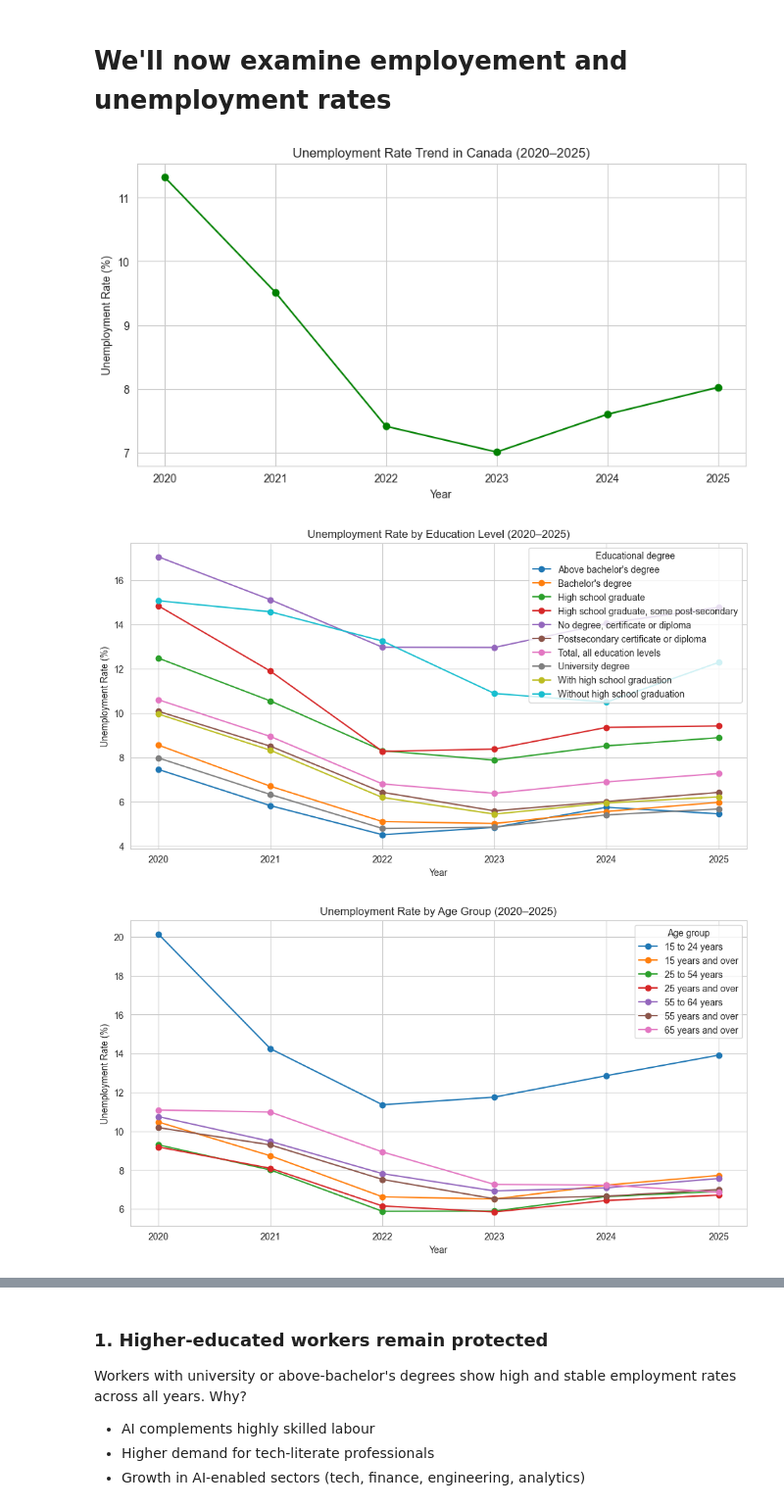
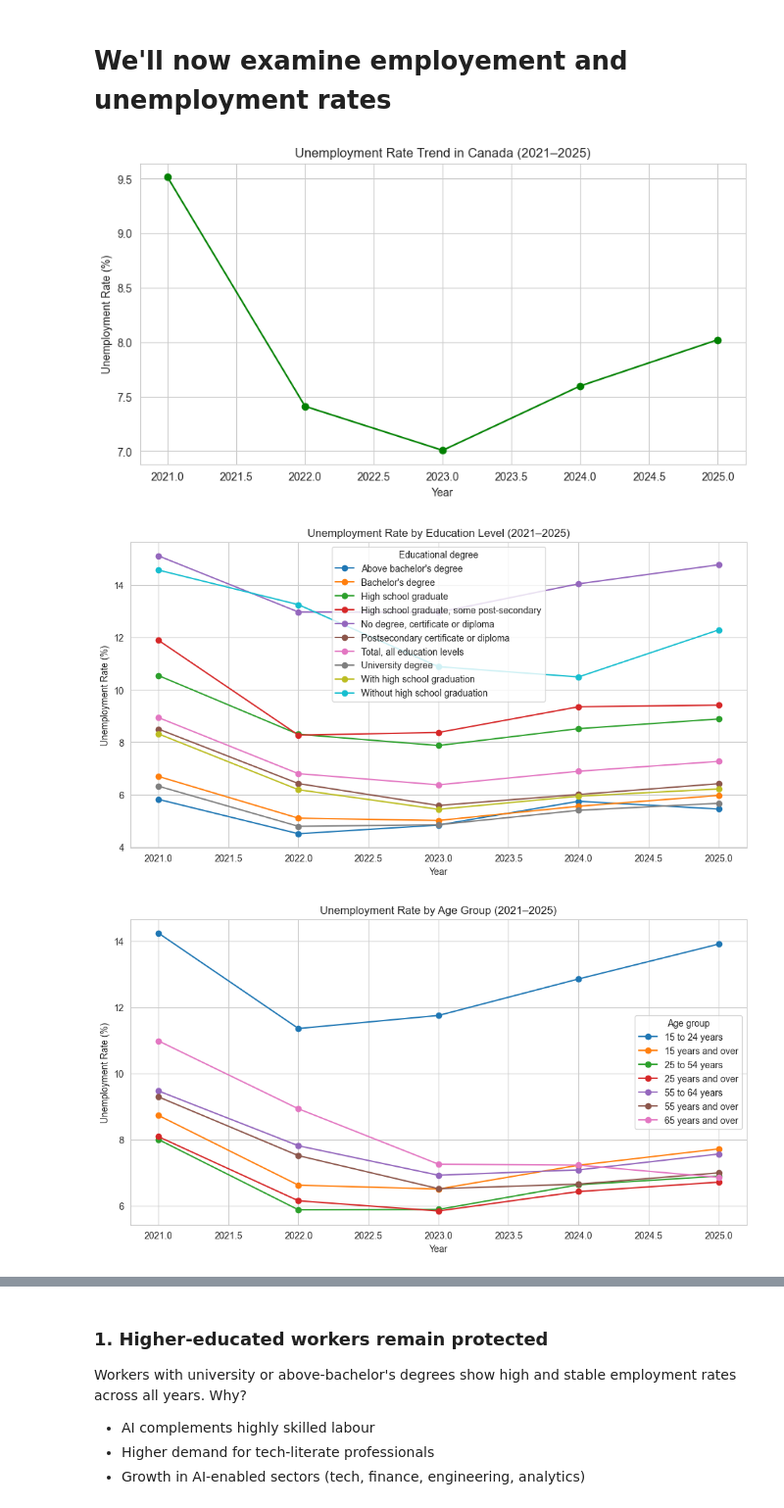
Before and after one commit to kevnngyen/DS-PROJECT, a Jupyter notebook: notebook2.ipynb, the cells around one changed output, grey strips where cells are left out. Shown at 98% size. Saved outputs shown, nothing was run; the diff lists cells and outputs as text; code cells hidden in the pictures.

```diff
--- a/notebook2.ipynb
+++ b/notebook2.ipynb
@@ -185,6 +393,17 @@ print("Combined employment dataset:", df.shape)
 # Convert REF_DATE to datetime
 df['REF_DATE'] = pd.to_datetime(df['REF_DATE'], errors='coerce')
 
+# remove missing for all analyses
+df = df.dropna(subset=['REF_DATE'])
+df = df[df['REF_DATE'].notnull()]
+
+# remove missing  age groups data
+df = df[df['Age group'].notnull()]
+
+# remove missing education degree
+df = df[df['Educational degree'].notnull()]
+
+
 EE_Wage_Trend = df.copy()
 # %% [output]
 Combined employment dataset: (1848001, 18)
@@ -274,7 +493,7 @@ print(EE_Wage_Trend['Labour force characteristics'].unique())
 # %%
-#Filter out the data year from 2020 onwards
+#Filter out the data year from 2021 onwards
 EE_Wage_Trend['REF_DATE'] = pd.to_datetime(EE_Wage_Trend['REF_DATE'])
-EE_Wage_Trend = EE_Wage_Trend[EE_Wage_Trend['REF_DATE'] >= '2020-01-01']
+EE_Wage_Trend = EE_Wage_Trend[EE_Wage_Trend['REF_DATE'] >= '2021-01-01']
 
 print(EE_Wage_Trend.tail())
 # %% [output]
@@ -489,6 +714,8 @@ The unemployment data shows that:
 # %% [markdown]
 # We'll now examine employement and unemployment rates
 # %%
+
+# Copy of unemployment rate data
 unemployment_rate = EE_Wage_Trend[EE_Wage_Trend["Labour force characteristics"] == "Unemployment rate"].copy()
 unemployment_rate.head()
 unemployment_rate_trend = (
@@ -496,44 +723,48 @@ unemployment_rate_trend = (
     .groupby(unemployment_rate['REF_DATE'].dt.year)['VALUE']
     .mean()
 )
+
+# Plotting the unemployment rate trend
 unemployment_rate_trend.plot(figsize=(10, 5), marker='o', color='green')
-plt.title("Unemployment Rate Trend in Canada (2020–2025)")
+plt.title("Unemployment Rate Trend in Canada (2021–2025)")
 plt.xlabel("Year")
 plt.ylabel("Unemployment Rate (%)")
 plt.grid(True)
 plt.show()
 
-#unemployment rate by education level
+# Unemployment rate by education level
 education_unemp_rate_trend = (
     unemployment_rate
     .groupby([unemployment_rate['REF_DATE'].dt.year, 'Educational degree'])['VALUE']
     .mean()
     .unstack()
 )
+
+# Plotting the unemployment rate by education level
 education_unemp_rate_trend.plot(figsize=(12, 6), marker='o')
-plt.title("Unemployment Rate by Education Level (2020–2025)")
+plt.title("Unemployment Rate by Education Level (2021–2025)")
 plt.xlabel("Year")
 plt.ylabel("Unemployment Rate (%)")
 plt.grid(True)
 plt.show()
 
-# unemployment rate by age group
+# Unemployment rate by age group
 age_unemp_rate_trend = (
     unemployment_rate
     .groupby([unemployment_rate['REF_DATE'].dt.year, 'Age group'])['VALUE']
     .mean()
     .unstack()
 )
 age_unemp_rate_trend.plot(figsize=(12, 6), marker='o')
-plt.title("Unemployment Rate by Age Group (2020–2025)")
+plt.title("Unemployment Rate by Age Group (2021–2025)")
 plt.xlabel("Year")
 plt.ylabel("Unemployment Rate (%)")
 plt.grid(True)
 plt.show()
 # %% [output]
-[figure, old version]
+[figure, new version]
-[figure, old version]
+[figure, new version]
-[figure, old version]
+[figure, new version]
 # %%
 # Employment Rate Trend
 employment_rate_df = EE_Wage_Trend[EE_Wage_Trend["Labour force characteristics"] == "Employment rate"].copy()
```
Also changed, not shown: parts of 17 cells of this notebook, 2 other files.
